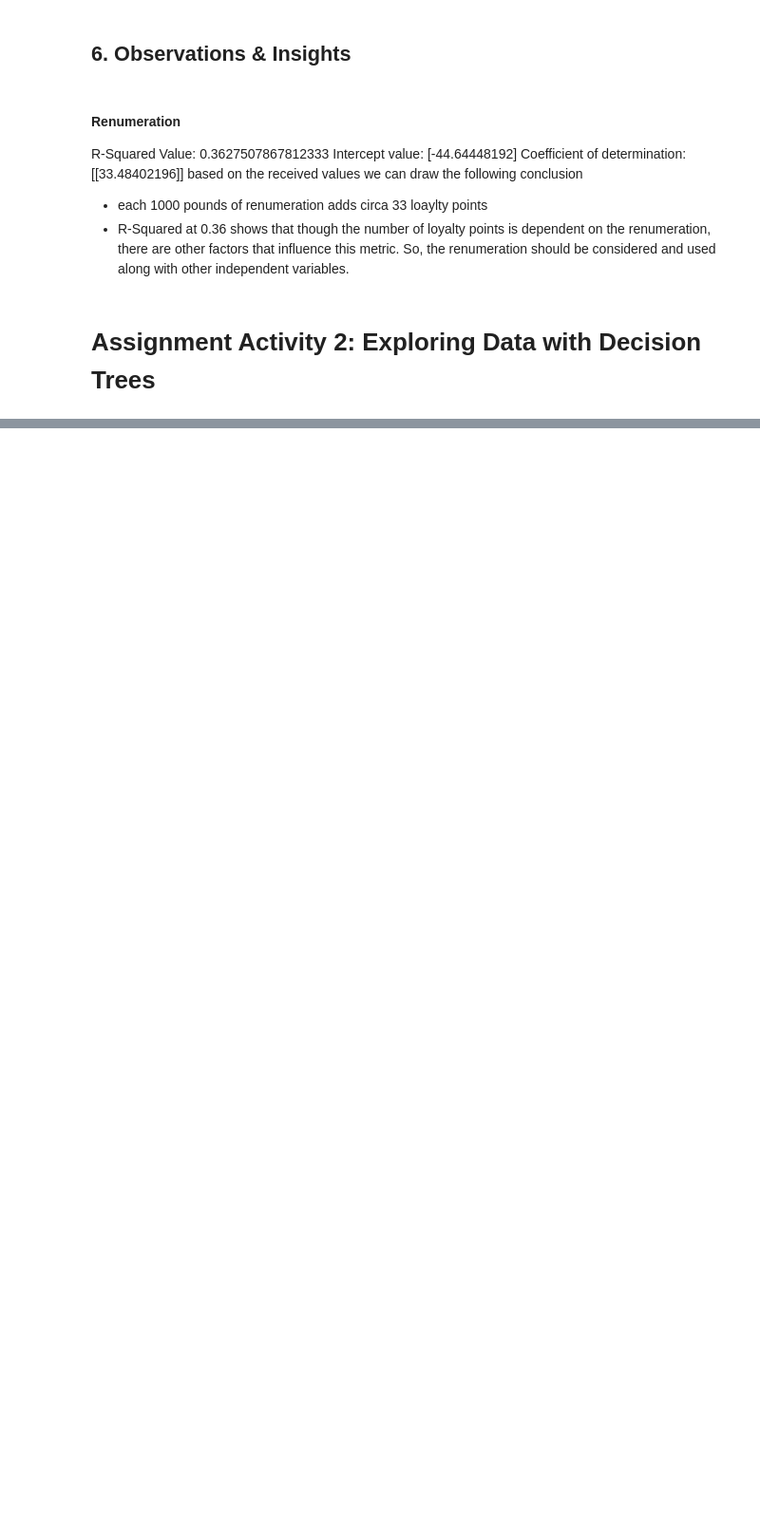
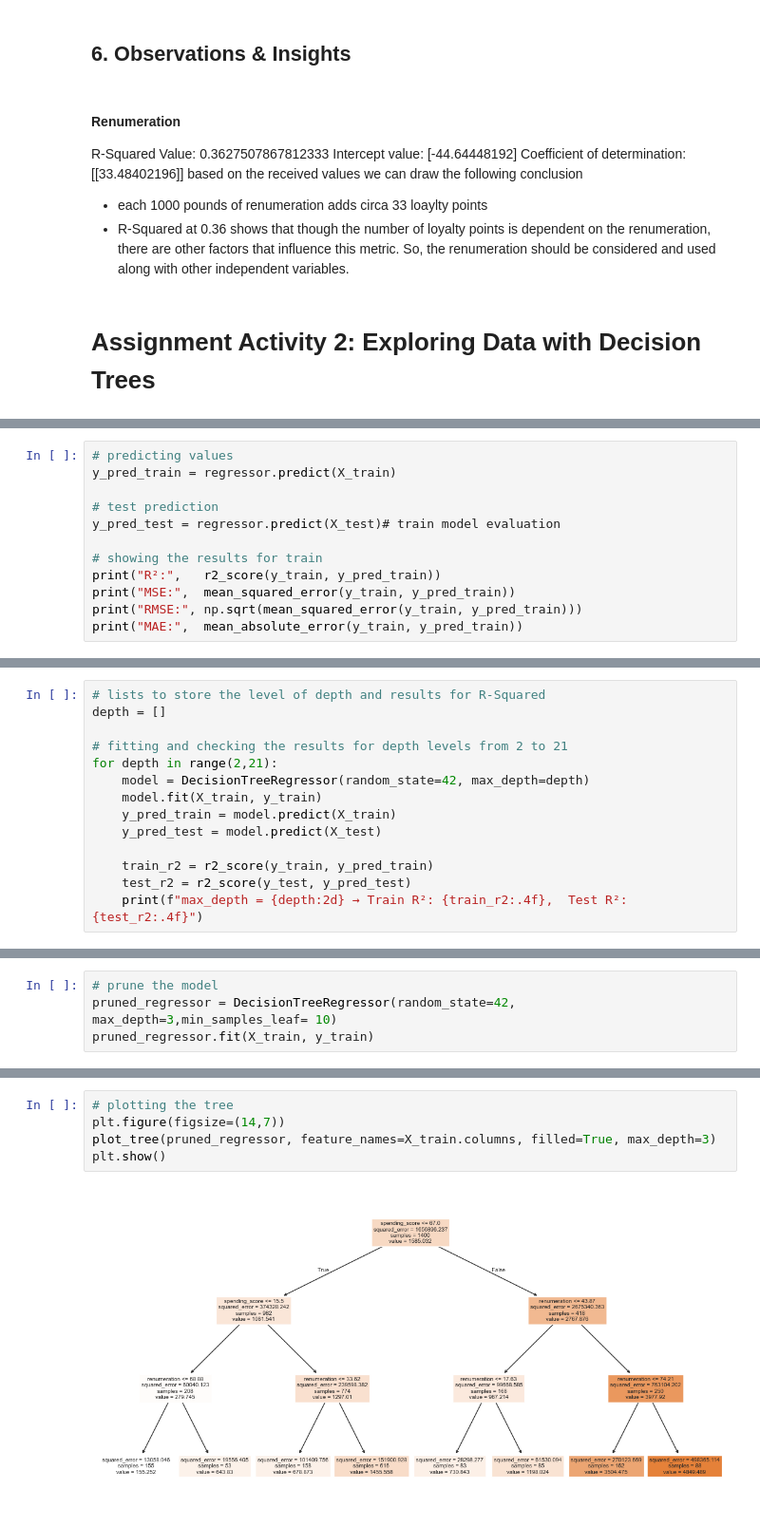
Before and after one commit to DimaBrikach/AdvancedAnalytics_Assignment, a Jupyter notebook: Dzmitry_Brykach_DA301_Assignment.ipynb, the cells around one changed output, grey strips where cells are left out. Shown at 95% size. Drawn from its saved outputs; the diff is of its cells as text; blank space fills up the shorter version.

```diff
--- a/Dzmitry_Brykach_DA301_Assignment.ipynb
+++ b/Dzmitry_Brykach_DA301_Assignment.ipynb
@@ -381,0 +475,12 @@ based on the received values we can draw the following conclusion
+# %%
+# predicting values
+y_pred_train = regressor.predict(X_train)
+
+# test prediction
+y_pred_test = regressor.predict(X_test)# train model evaluation
+
+# showing the results for train
+print("R²:",   r2_score(y_train, y_pred_train))
+print("MSE:",  mean_squared_error(y_train, y_pred_train))
+print("RMSE:", np.sqrt(mean_squared_error(y_train, y_pred_train)))
+print("MAE:",  mean_absolute_error(y_train, y_pred_train))
@@ -381,0 +523,14 @@ based on the received values we can draw the following conclusion
+# %%
+# lists to store the level of depth and results for R-Squared
+depth = []
+
+# fitting and checking the results for depth levels from 2 to 21
+for depth in range(2,21):
+    model = DecisionTreeRegressor(random_state=42, max_depth=depth)
+    model.fit(X_train, y_train)
+    y_pred_train = model.predict(X_train)
+    y_pred_test = model.predict(X_test)
+
+    train_r2 = r2_score(y_train, y_pred_train)
+    test_r2 = r2_score(y_test, y_pred_test)
+    print(f"max_depth = {depth:2d} → Train R²: {train_r2:.4f},  Test R²: {test_r2:.4f}")
@@ -381,0 +559,4 @@ based on the received values we can draw the following conclusion
+# %%
+# prune the model
+pruned_regressor = DecisionTreeRegressor(random_state=42, max_depth=3,min_samples_leaf= 10)
+pruned_regressor.fit(X_train, y_train)
@@ -381,0 +582,7 @@ based on the received values we can draw the following conclusion
+# %%
+# plotting the tree
+plt.figure(figsize=(14,7))
+plot_tree(pruned_regressor, feature_names=X_train.columns, filled=True, max_depth=3)
+plt.show()
+# %% [output]
+[figure, added]
```
Also changed, not shown: parts of 24 cells of this notebook.
